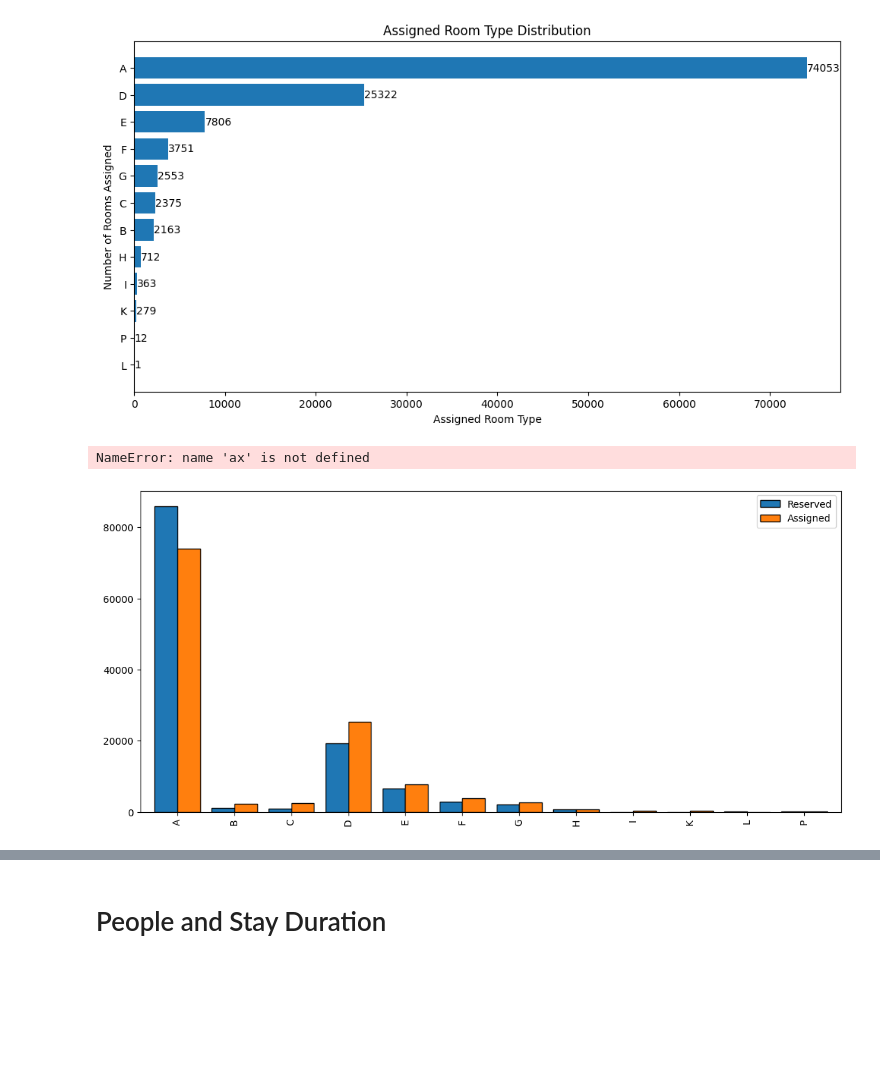
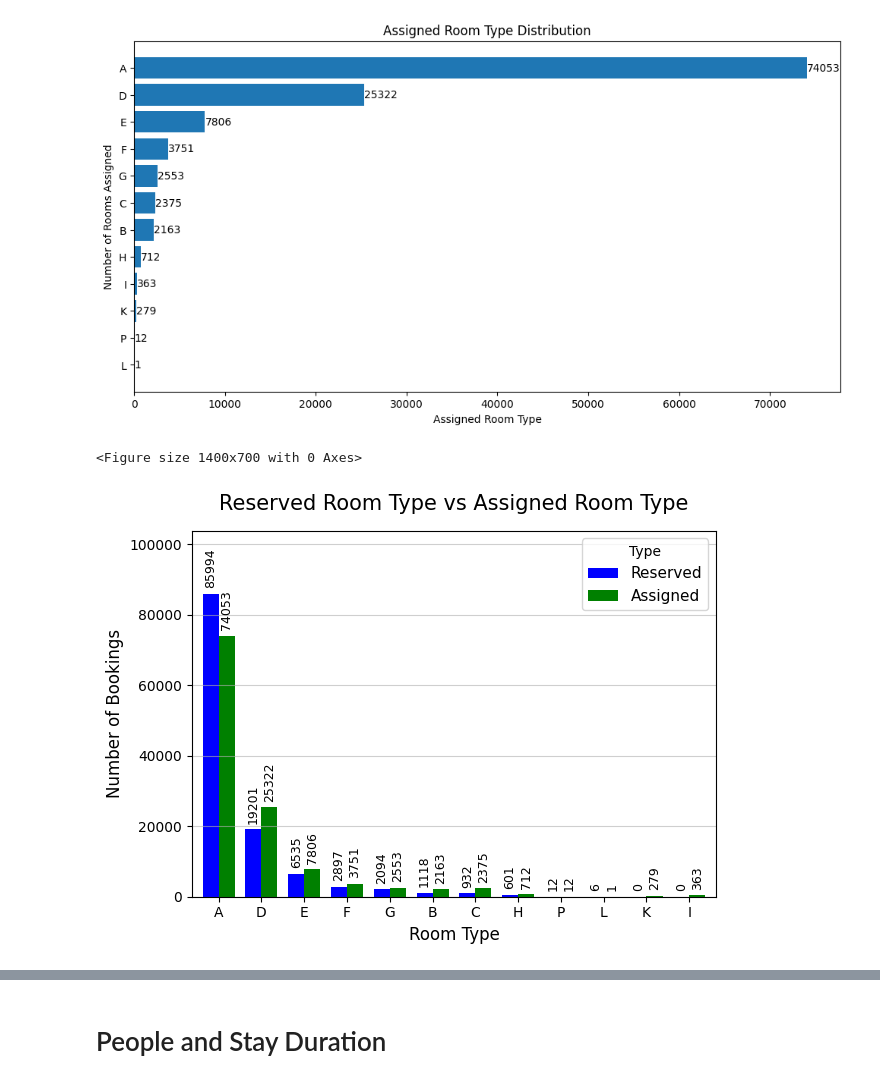
Before and after one commit to Piyush-D24/Data_Visualization_Project, a Jupyter notebook: Hotel_Booking.ipynb, the cells around one changed output, grey strips where cells are left out. Drawn from its saved outputs; the diff is of its cells as text; code cells hidden in the pictures; blank space fills up the shorter version.

```diff
--- a/Hotel_Booking.ipynb
+++ b/Hotel_Booking.ipynb
@@ -198,15 +198,16 @@ plt.show()
 #df['distribution_channel'].value_counts()
 #cancelled for now, not needed now
 # %%
-df['country'].fillna(df['country'].mode()[0], inplace=True)
+df['country'] = df['country'].fillna(df['country'].mode()[0])
 country_wise_bookings = df['country'].value_counts().head(10).sort_values(ascending=True)
 x = country_wise_bookings.index
 y = country_wise_bookings.values
 plt.figure(figsize=(12, 6))
-plt.barh(x, y)
+plt.barh(x, y, edgecolor='black')
 plt.title('Country Wise Bookings')
 plt.xlabel('Country')
 plt.ylabel('Number of Bookings')
 plt.bar_label(plt.gca().containers[0])
+plt.grid(axis='x', alpha=0.5, linestyle='-')
 plt.show()
 # %% [output]
@@ -252,34 +245,34 @@ plt.show()
 # %% [output]
 [figure]
 # %%
-assigned_room = df['assigned_room_type'].value_counts()
-reserved_room = df['reserved_room_type'].value_counts()
+reserved_counts = df['reserved_room_type'].value_counts().sort_index()
+assigned_counts = df['assigned_room_type'].value_counts().sort_index()
 
+room_comparison = pd.DataFrame({
+    'Reserved': reserved_counts,
+    'Assigned': assigned_counts
+}).fillna(0).astype(int)
 
-df_chart = pd.DataFrame(
-    {
-        "Reserved": df["reserved_room_type"].value_counts(),
-        "Assigned": df["assigned_room_type"].value_counts(),
-    }
-).fillna(0)
+room_comparison = room_comparison.sort_values('Reserved', ascending=False)
 
-df_chart.plot(kind="bar", width=0.8, figsize=(13, 6), edgecolor="black")
+plt.figure(figsize=(14, 7))
+ax = room_comparison.plot(kind='bar', width=0.75, color=['blue', 'green'])
+
+plt.title('Reserved Room Type vs Assigned Room Type', fontsize=15, pad=15)
+plt.xlabel('Room Type', fontsize=12)
+plt.ylabel('Number of Bookings', fontsize=12)
+plt.xticks(rotation=0)
+plt.legend(title='Type', fontsize=11)
+plt.grid(axis='y', linestyle='-', alpha=0.6)
 
 for container in ax.containers:
-    ax.bar_label(container, padding=3, fontsize=9)
+    ax.bar_label(container, fmt='%d', fontsize=9, padding=4, rotation=90)
 
-plt.title("Room Type: Reserved vs Assigned", fontsize=14)
-plt.xlabel("Room Type", fontsize=12)
-plt.ylabel("Number of Bookings", fontsize=12)
-plt.xticks(rotation=0)
-plt.grid(axis="y", linestyle="--", alpha=0.7)
-plt.bar_label(plt.gca().containers[0], fontsize=9)
-plt.bar_label(plt.gca().containers[1], fontsize=9)
-plt.ylim(0, df_chart.max().max() * 1.1)
+plt.ylim(0, ax.get_ylim()[1] * 1.15)
 
 plt.tight_layout()
 plt.show()
 # %% [output]
-NameError: name 'ax' is not defined
+<Figure size 1400x700 with 0 Axes>
-[figure, old version]
+[figure, new version]
 # %%
```
Also changed, not shown: parts of 43 cells of this notebook.
